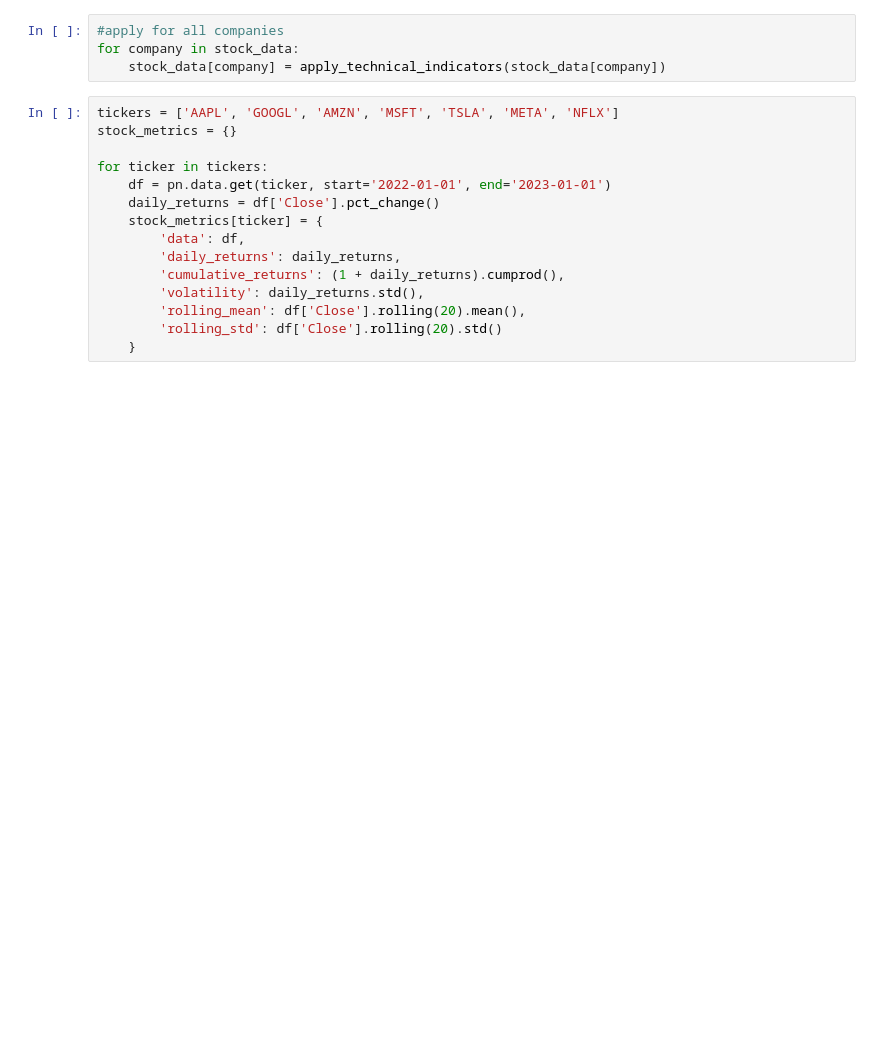
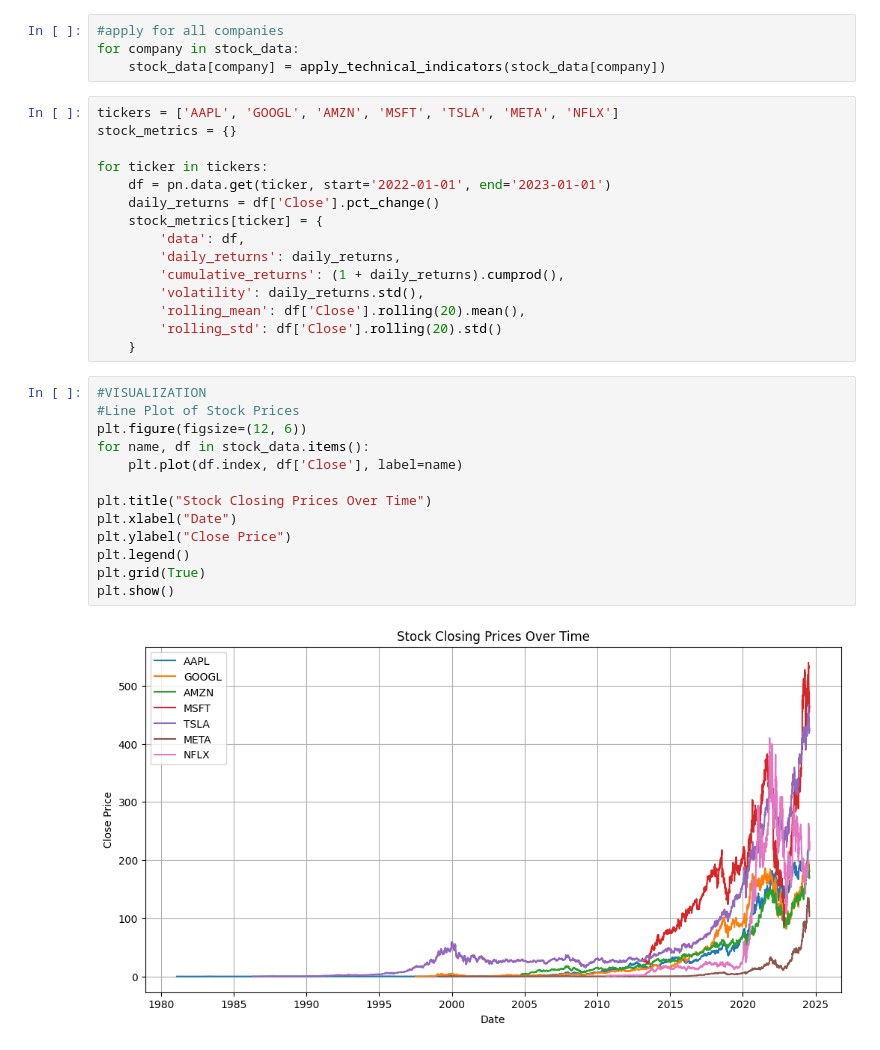
Before and after one commit to doyamd/predicting-price-moves-with-news-sentiment, a Jupyter notebook: notebooks/finacial_data.ipynb, the cells around one changed output. Saved outputs shown, nothing was run; the diff lists cells and outputs as text; blank space fills up the shorter version.

Commit message:
feat:add visualzation for the analysis indicators and daily returns

```diff
--- a/notebooks/finacial_data.ipynb
+++ b/notebooks/finacial_data.ipynb
@@ -75,3 +75,18 @@ for ticker in tickers:
         'rolling_mean': df['Close'].rolling(20).mean(),
         'rolling_std': df['Close'].rolling(20).std()
     }
+# %%
+#VISUALIZATION
+#Line Plot of Stock Prices
+plt.figure(figsize=(12, 6))
+for name, df in stock_data.items():
+    plt.plot(df.index, df['Close'], label=name)
+
+plt.title("Stock Closing Prices Over Time")
+plt.xlabel("Date")
+plt.ylabel("Close Price")
+plt.legend()
+plt.grid(True)
+plt.show()
+# %% [output]
+[figure, added]
```
Also changed, not shown: parts of 4 cells of this notebook.
